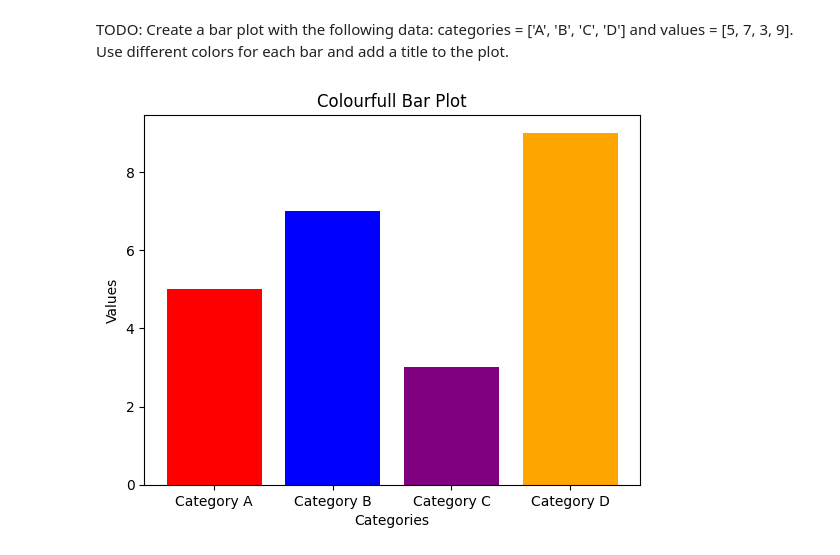
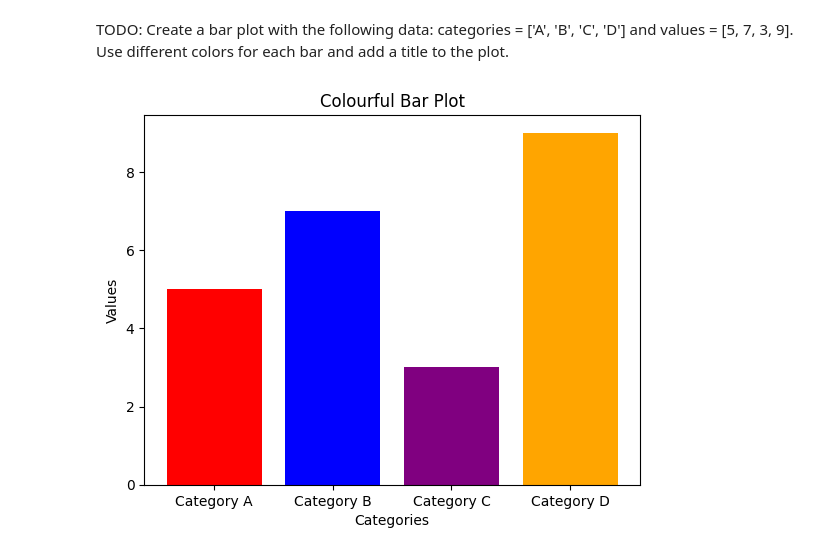
Before and after one commit to Poojith-L/python-jupyter-template, a Jupyter notebook: src/2-bar-plot.ipynb, the cells around one changed output. Cells and saved outputs as stored; diff of their text form; code cells hidden in the pictures.

```diff
--- a/src/2-bar-plot.ipynb
+++ b/src/2-bar-plot.ipynb
@@ -6,22 +6,40 @@ Use different colors for each bar and add a title to the plot.
 # %%
 import matplotlib.pyplot as plt
 import numpy as np
+
+# Function to validate the input data
+def validate_data(categories, values, colors):
+    if not categories:  # Check if categories list is empty
+        raise ValueError("The categories list is empty.")
+    if not values:  # Check if values list is empty
+        raise ValueError("The values list is empty.")
+    if len(categories) != len(values):  # Ensure categories and values have the same length
+        raise ValueError("The length of categories and values must be the same.")
+    if len(categories) != len(colors):  # Ensure categories and colors have the same length
+        raise ValueError("The length of categories and colors must be the same.")
+    return True
+
 # Data
 categories = ['Category A', 'Category B', 'Category C', 'Category D']
 values = [5, 7, 3, 9]
-
-# Define the colors for each bar
 colors = ['red', 'blue', 'purple', 'orange']
 
-# Create a bar plot
-plt.bar(categories, values, color=colors)
+try:
+    # Validate the input data
+    validate_data(categories, values, colors)
 
-# Labeling the axes and the plot
-plt.xlabel('Categories')
-plt.ylabel('Values')
-plt.title('Colourfull Bar Plot')
+    # Create a bar plot
+    plt.bar(categories, values, color=colors)
 
-# Show the plot
-plt.show()
+    # Labeling the axes and the plot
+    plt.xlabel('Categories')
+    plt.ylabel('Values')
+    plt.title('Colourful Bar Plot')
+
+    # Show the plot
+    plt.show()
+
+except ValueError as e:
+    print(f"Error: {e}")
 # %% [output]
-[figure, old version]
+[figure, new version]
```
Also changed, not shown: 5 other files.
